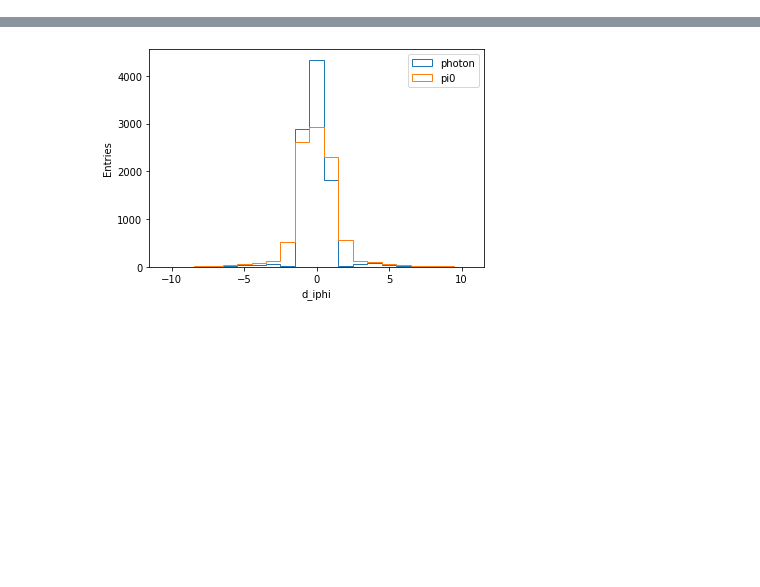
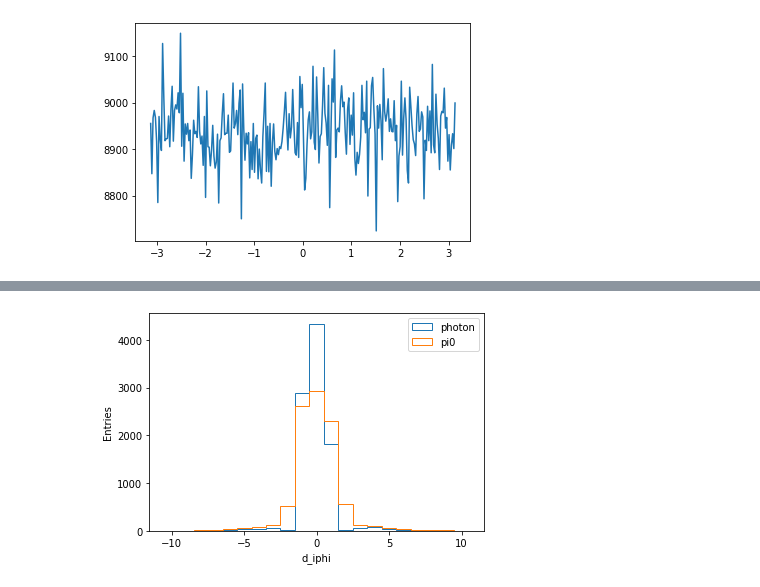
Before and after one commit to osuranyi/EMCal-clustering, a Jupyter notebook: Cluster_seeds.ipynb, the cells around one changed output, grey strips where cells are left out. Drawn from its saved outputs; the diff is of its cells as text; code cells hidden in the pictures; blank space fills up the shorter version.

```diff
--- a/Cluster_seeds.ipynb
+++ b/Cluster_seeds.ipynb
@@ -64,3 +92,14 @@ phi_dict = dict()
 
 for i,ph in enumerate(phi_values):
     phi_dict[ph] = i
+# %%
+counts = np.zeros((256,))
+
+for ph in phi_tow:
+    for i,pv in enumerate(phi_values):
+        if pv in ph:
+            counts[i] += 1
+
+plt.plot(phi_values,counts);
+# %% [output]
+[figure, added]
```
Also changed, not shown: parts of 5 cells of this notebook, 1 other file.
